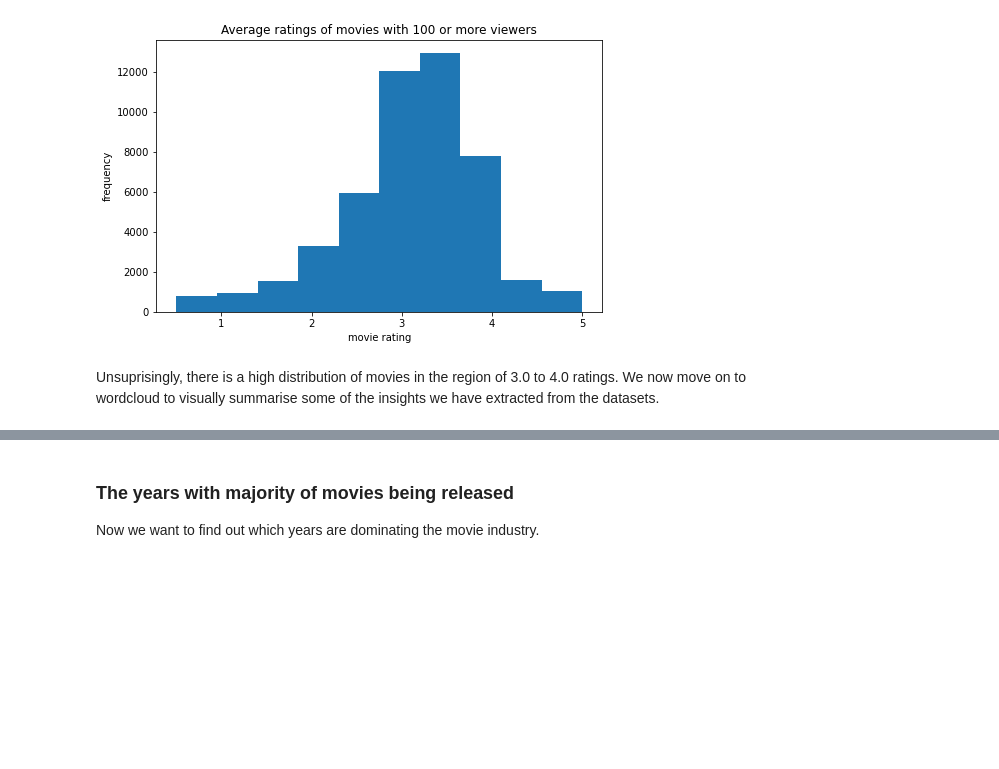
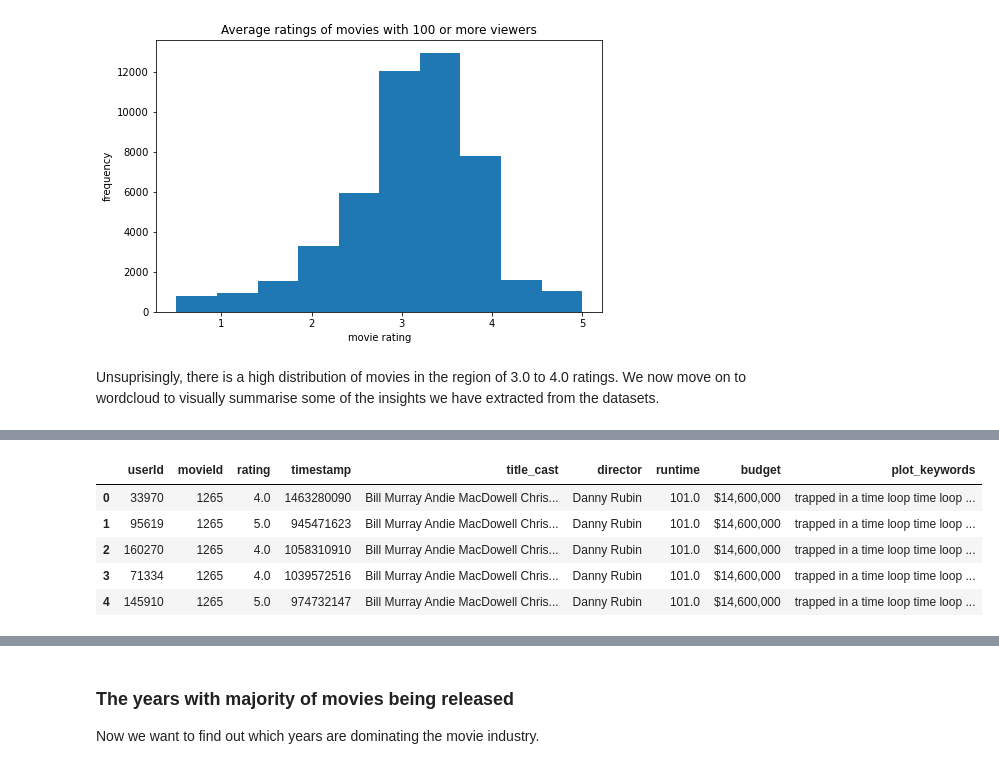
Before and after one commit to Ms-Noxolo/Team_EN3_Jozi, a Jupyter notebook: Predict_Notebook.ipynb, the cells around one changed output, grey strips where cells are left out. Drawn from its saved outputs; the diff is of its cells as text; code cells hidden in the pictures; blank space fills up the shorter version.

```diff
--- a/Predict_Notebook.ipynb
+++ b/Predict_Notebook.ipynb
@@ -474,0 +480,3 @@ Unsuprisingly, there is a high distribution of movies in the region of 3.0 to 4.
+# %%
+# Counter for the number of users who rated each movie
+viewing_counter = train['movieId'].value_counts()
@@ -474,0 +499,9 @@ Unsuprisingly, there is a high distribution of movies in the region of 3.0 to 4.
+# %%
+director_df.head()
+# %% [output]
+|  | userId | movieId | rating | timestamp | title_cast | director | runtime | budget | plot_keywords |
+| 0 | 33970 | 1265 | 4.0 | 1463280090 | Bill Murray Andie MacDowell Chris... | Danny Rubin | 101.0 | $14,600,000 | trapped in a time loop time loop ... |
+| 1 | 95619 | 1265 | 5.0 | 945471623 | Bill Murray Andie MacDowell Chris... | Danny Rubin | 101.0 | $14,600,000 | trapped in a time loop time loop ... |
+| 2 | 160270 | 1265 | 4.0 | 1058310910 | Bill Murray Andie MacDowell Chris... | Danny Rubin | 101.0 | $14,600,000 | trapped in a time loop time loop ... |
+| 3 | 71334 | 1265 | 4.0 | 1039572516 | Bill Murray Andie MacDowell Chris... | Danny Rubin | 101.0 | $14,600,000 | trapped in a time loop time loop ... |
+| 4 | 145910 | 1265 | 5.0 | 974732147 | Bill Murray Andie MacDowell Chris... | Danny Rubin | 101.0 | $14,600,000 | trapped in a time loop time loop ... |
```
Also changed, not shown: parts of 60 cells of this notebook.
